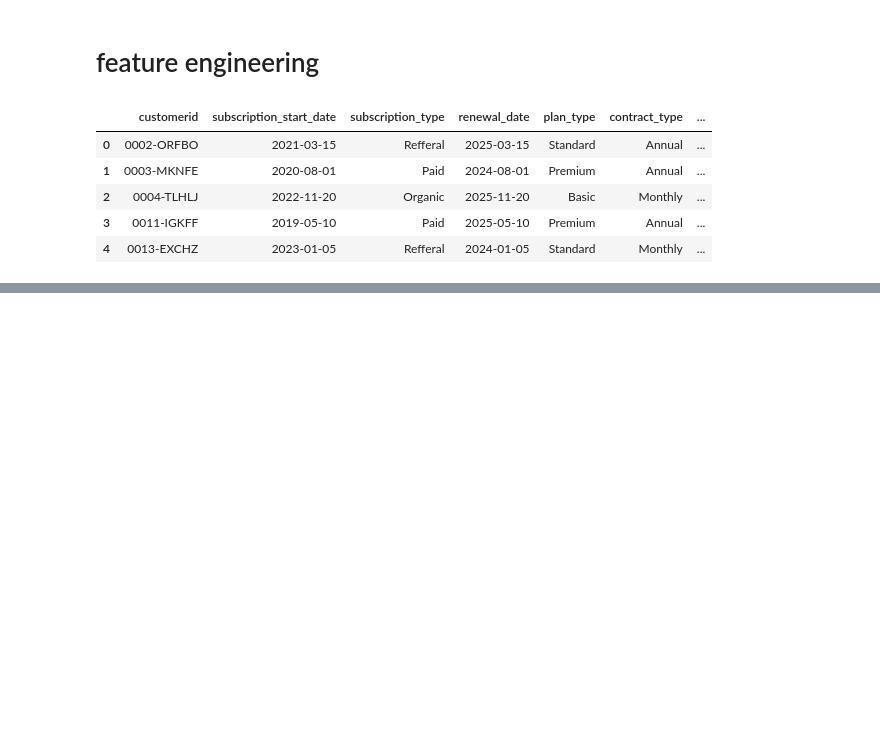
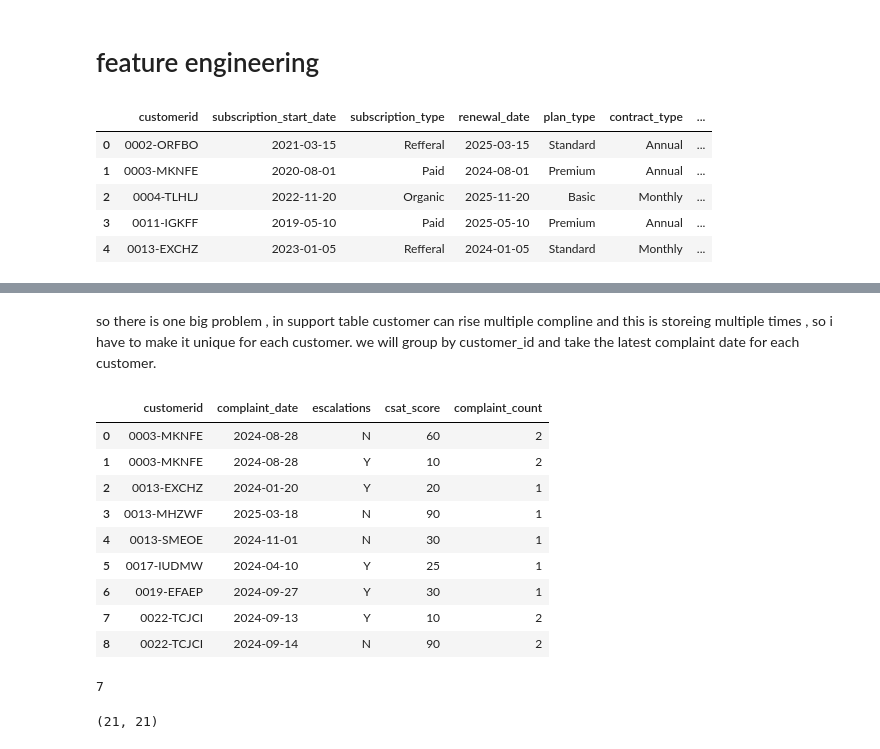
Before and after one commit to predictor450v/churn_analysis_project, a Jupyter notebook: churn.ipynb, the cells around one changed output, grey strips where cells are left out. Drawn from its saved outputs; the diff is of its cells as text; code cells hidden in the pictures; blank space fills up the shorter version.

Commit message:
refactor support table to handle duplicate complaints and ensure unique entries per customer

```diff
--- a/churn.ipynb
+++ b/churn.ipynb
@@ -351,0 +397,17 @@ df_db_subscription.head(5)
+# %% [markdown]
+so there is one big problem , in support table customer can rise multiple compline and this is storeing multiple times , so i have to make it unique for each customer. we will group by customer_id and take the latest complaint date for each customer.
+# %%
+df_db_support['complaint_count'] = df_db_support.groupby('customerid')['customerid'].transform('count') #if a customer has multiple complaints, it will return the count of complaints for that customer
+# %%
+df_db_support
+# %% [output]
+|  | customerid | complaint_date | escalations | csat_score | complaint_count |
+| 0 | 0003-MKNFE | 2024-08-28 | N | 60 | 2 |
+| 1 | 0003-MKNFE | 2024-08-28 | Y | 10 | 2 |
+| 2 | 0013-EXCHZ | 2024-01-20 | Y | 20 | 1 |
+| 3 | 0013-MHZWF | 2025-03-18 | N | 90 | 1 |
+| 4 | 0013-SMEOE | 2024-11-01 | N | 30 | 1 |
+| 5 | 0017-IUDMW | 2024-04-10 | Y | 25 | 1 |
+| 6 | 0019-EFAEP | 2024-09-27 | Y | 30 | 1 |
+| 7 | 0022-TCJCI | 2024-09-13 | Y | 10 | 2 |
+| 8 | 0022-TCJCI | 2024-09-14 | N | 90 | 2 |
@@ -351,0 +417,4 @@ df_db_subscription.head(5)
+# %%
+df_db_support['customerid'].size
+# %% [output]
+7
@@ -351,0 +426,4 @@ df_db_subscription.head(5)
+# %%
+df.shape  # join succese full 21 rows
+# %% [output]
+(21, 21)
```
Also changed, not shown: parts of 12 cells of this notebook.
